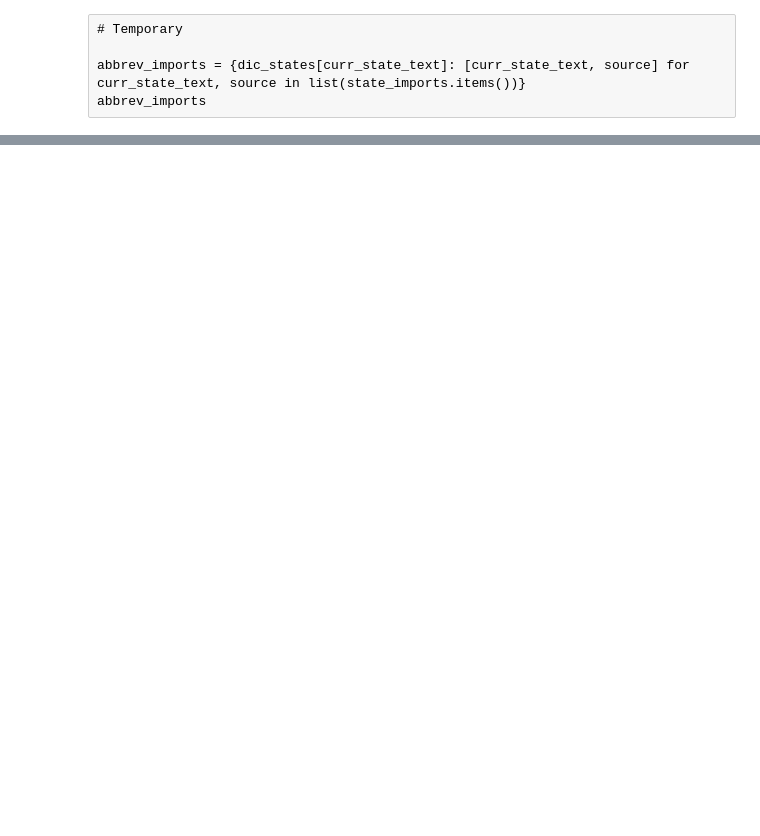
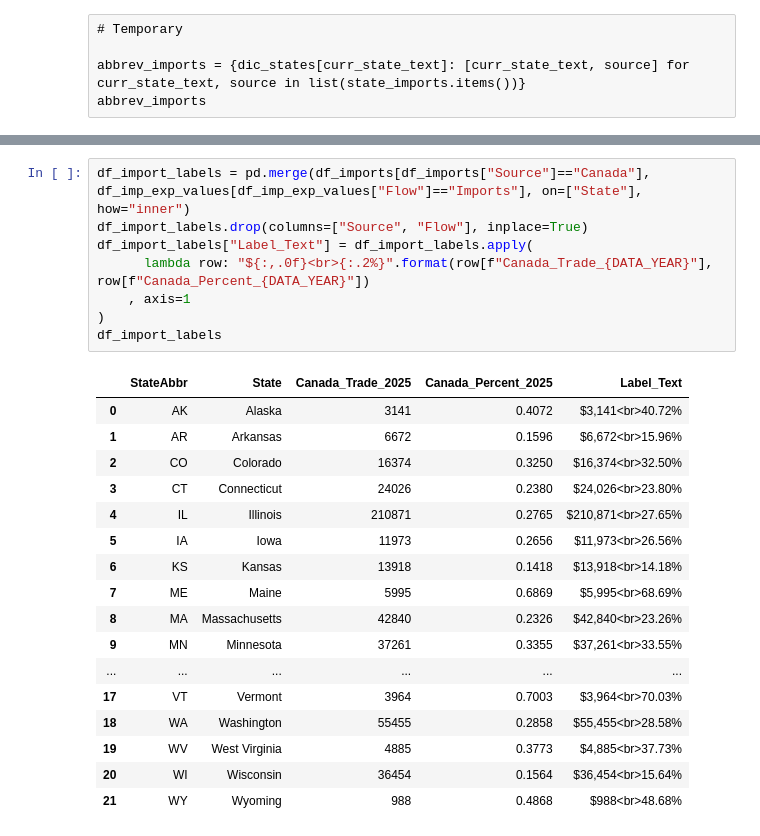
Before and after one commit to cesinco/trade-partners-by-state, a Jupyter notebook: get_top_export_countries_by_state.ipynb, the cells around one changed output, grey strips where cells are left out. Cells and saved outputs as stored; diff of their text form; blank space fills up the shorter version.

```diff
--- a/get_top_export_countries_by_state.ipynb
+++ b/get_top_export_countries_by_state.ipynb
@@ -469,6 +605,32 @@ df_imports.head(10)
 | 7 | DE | Delaware | Mexico |
 | 8 | DC | District of Columbia | Australia |
 | 9 | FL | Florida | China |
+# %%
+df_import_labels = pd.merge(df_imports[df_imports["Source"]=="Canada"], df_imp_exp_values[df_imp_exp_values["Flow"]=="Imports"], on=["State"], how="inner")
+df_import_labels.drop(columns=["Source", "Flow"], inplace=True)
+df_import_labels["Label_Text"] = df_import_labels.apply(
+      lambda row: "${:,.0f}<br>{:.2%}".format(row[f"Canada_Trade_{DATA_YEAR}"], row[f"Canada_Percent_{DATA_YEAR}"])
+    , axis=1
+)
+df_import_labels
+# %% [output]
+|  | StateAbbr | State | Canada_Trade_2025 | Canada_Percent_2025 | Label_Text |
+| 0 | AK | Alaska | 3141 | 0.4072 | $3,141<br>40.72% |
+| 1 | AR | Arkansas | 6672 | 0.1596 | $6,672<br>15.96% |
+| 2 | CO | Colorado | 16374 | 0.3250 | $16,374<br>32.50% |
+| 3 | CT | Connecticut | 24026 | 0.2380 | $24,026<br>23.80% |
+| 4 | IL | Illinois | 210871 | 0.2765 | $210,871<br>27.65% |
+| 5 | IA | Iowa | 11973 | 0.2656 | $11,973<br>26.56% |
+| 6 | KS | Kansas | 13918 | 0.1418 | $13,918<br>14.18% |
+| 7 | ME | Maine | 5995 | 0.6869 | $5,995<br>68.69% |
+| 8 | MA | Massachusetts | 42840 | 0.2326 | $42,840<br>23.26% |
+| 9 | MN | Minnesota | 37261 | 0.3355 | $37,261<br>33.55% |
+| ... | ... | ... | ... | ... | ... |
+| 17 | VT | Vermont | 3964 | 0.7003 | $3,964<br>70.03% |
+| 18 | WA | Washington | 55455 | 0.2858 | $55,455<br>28.58% |
+| 19 | WV | West Virginia | 4885 | 0.3773 | $4,885<br>37.73% |
+| 20 | WI | Wisconsin | 36454 | 0.1564 | $36,454<br>15.64% |
+| 21 | WY | Wyoming | 988 | 0.4868 | $988<br>48.68% |
 # %%
 fig = px.choropleth(
       df_imports
```
Also changed, not shown: parts of 20 cells of this notebook, 7 other files.
